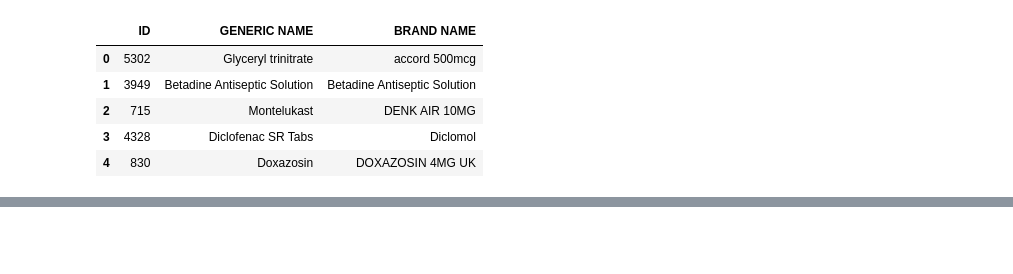
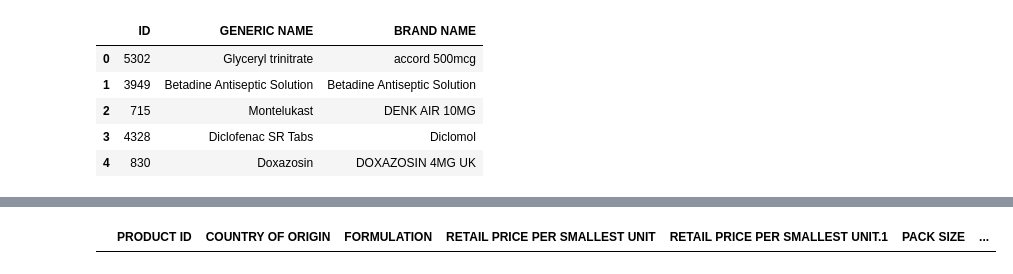
Before and after one commit to evananyonga/DuplicatesProject, a Jupyter notebook: filtering_duplicates.ipynb, the cells around one changed output, grey strips where cells are left out. Saved outputs shown, nothing was run; the diff lists cells and outputs as text; code cells hidden in the pictures; blank space fills up the shorter version.

```diff
--- a/filtering_duplicates.ipynb
+++ b/filtering_duplicates.ipynb
@@ -124,0 +254,5 @@ new_pdt_df= pdt_df.drop(['COUNTRY OF ORIGIN', 'FORMULATION', 'PACK SIZE', 'RETAI
+# %%
+# test on a product from the duplicates list
+new_pdt_df[new_pdt_df['PRODUCT ID'] == 3951]
+# %% [output]
+|  | PRODUCT ID | COUNTRY OF ORIGIN | FORMULATION | RETAIL PRICE PER SMALLEST UNIT | RETAIL PRICE PER SMALLEST UNIT.1 | PACK SIZE | ... |
```
Also changed, not shown: parts of 83 cells of this notebook.
